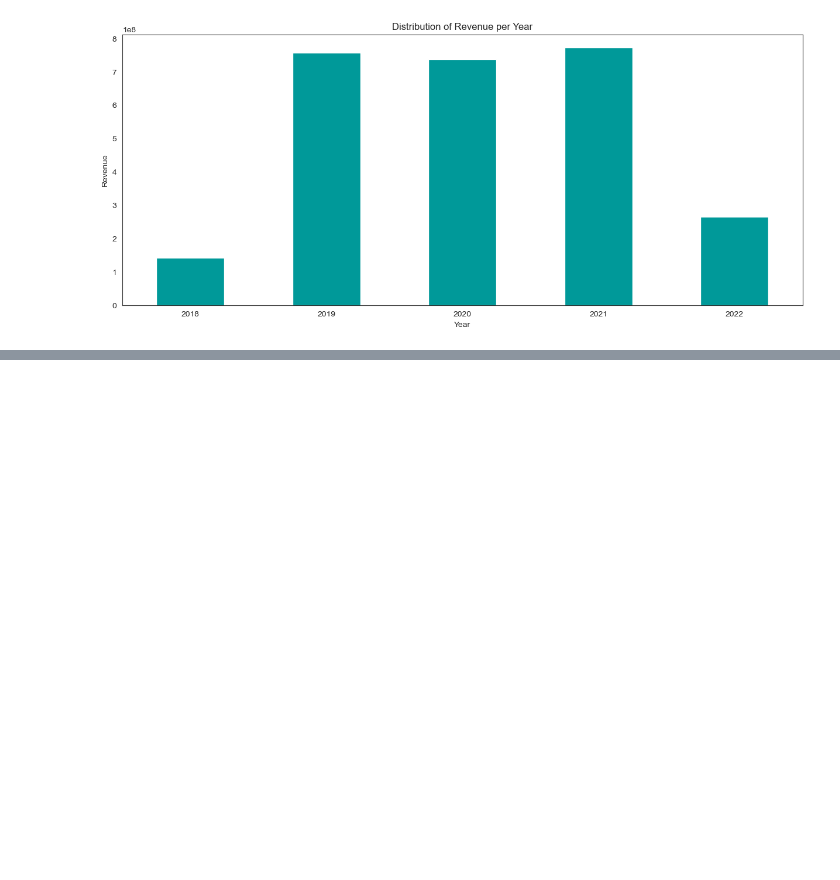
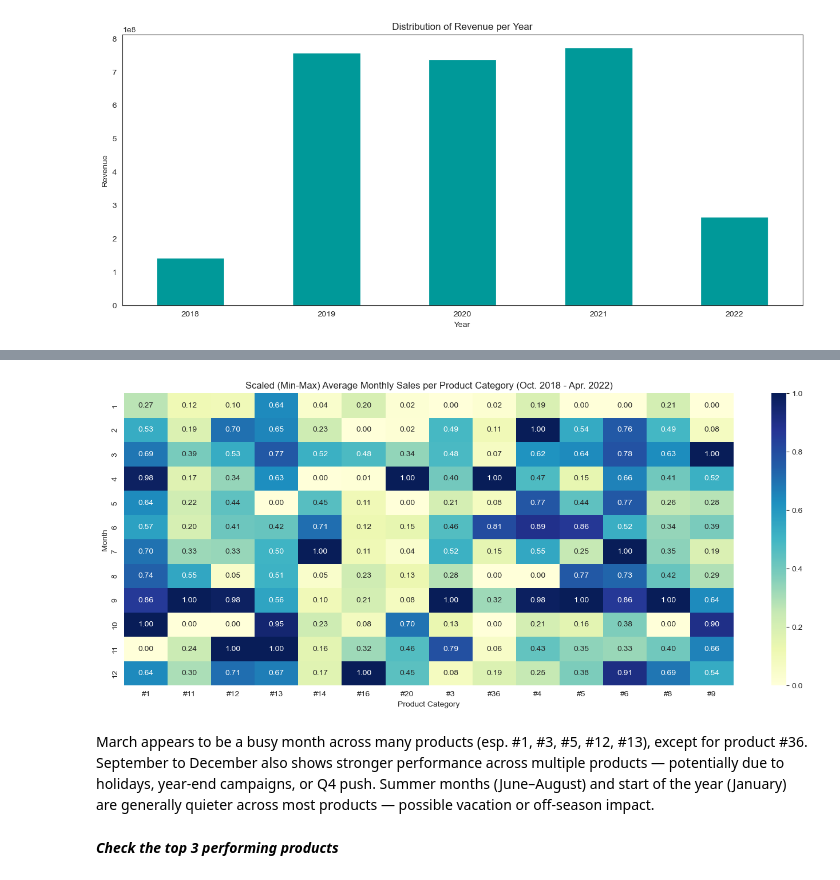
Before and after one commit to RubenCMarques/Case-2--Siemens-Sales-Forecast, a Jupyter notebook: Notebooks/Group_D_Source_Code.ipynb, the cells around one changed output, grey strips where cells are left out. Saved outputs shown, nothing was run; the diff lists cells and outputs as text; code cells hidden in the pictures; blank space fills up the shorter version.

```diff
--- a/Notebooks/Group_D_Source_Code.ipynb
+++ b/Notebooks/Group_D_Source_Code.ipynb
@@ -455,0 +555,27 @@ plt.show()
+# %%
+# Aggregate the number of sales per product (Mapped_GCK), per month and year
+yearly_monthly_sales = sales_data.groupby(['Year', 'Month', 'Mapped_GCK'], observed=False)['Sales_EUR'].sum().reset_index(name='Sales')
+
+# Average over years, and group by Month and Product
+avg_monthly_sales = yearly_monthly_sales.groupby(['Month', 'Mapped_GCK'], observed=False)['Sales'].mean().unstack().fillna(0)
+
+#avg_monthly_sales = avg_monthly_sales.reindex(['Jan', 'Feb', 'Mar', 'Apr', 'May', 'Jun', 'Jul', 'Aug', 'Sep', 'Oct', 'Nov', 'Dec'])
+
+# Scale the data for comparison and have a better understanding of seasonality
+scaler = MinMaxScaler()
+scaled_data = pd.DataFrame(scaler.fit_transform(avg_monthly_sales), index=avg_monthly_sales.index, columns=avg_monthly_sales.columns)
+
+# Plot
+plt.figure(figsize=(14, 6))
+sns.heatmap(scaled_data, annot=True, fmt='.2f', cmap='YlGnBu')
+plt.title('Scaled (Min-Max) Average Monthly Sales per Product Category (Oct. 2018 - Apr. 2022)')
+plt.xlabel('Product Category')
+plt.ylabel('Month')
+plt.tight_layout()
+plt.show()
+# %% [output]
+[figure, added]
+# %% [markdown]
+March appears to be a busy month across many products (esp. #1, #3, #5, #12, #13), except for product #36. September to December also shows stronger performance across multiple products — potentially due to holidays, year-end campaigns, or Q4 push. Summer months (June–August) and start of the year (January) are generally quieter across most products — possible vacation or off-season impact.
+# %% [markdown]
+***Check the top 3 performing products***
```
Also changed, not shown: parts of 26 cells of this notebook.
